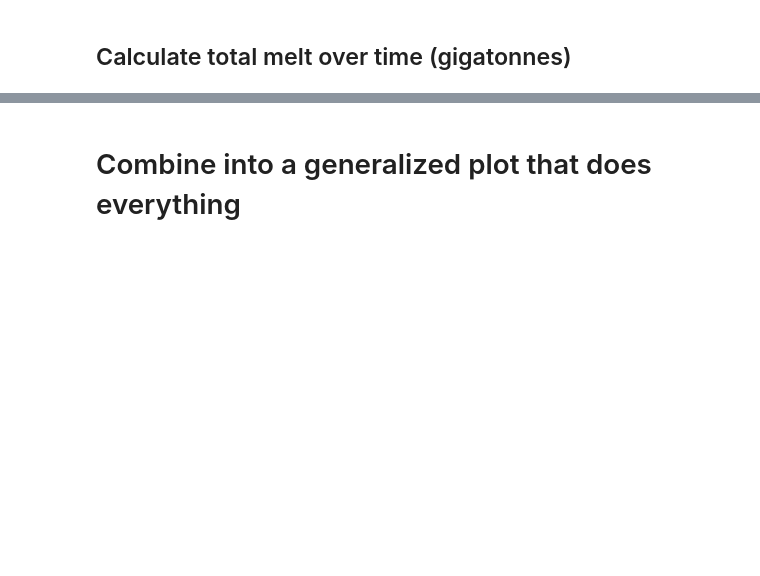
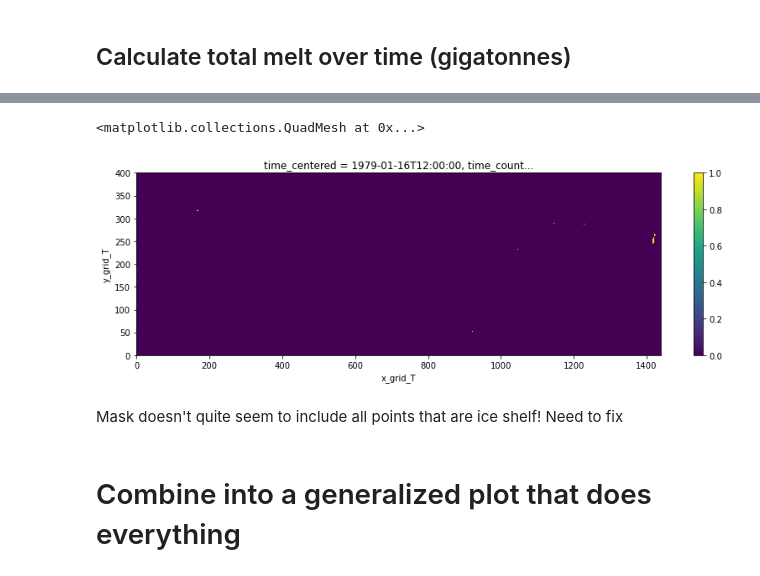
Before and after one commit to brogalla/analysis-birgal, a Jupyter notebook: nemo_config_setup/evaluation-melt-rate.ipynb, the cells around one changed output, grey strips where cells are left out. Cells and saved outputs as stored; diff of their text form; code cells hidden in the pictures; blank space fills up the shorter version.

```diff
--- a/nemo_config_setup/evaluation-melt-rate.ipynb
+++ b/nemo_config_setup/evaluation-melt-rate.ipynb
@@ -109,3 +179,10 @@ annual_melt_rate.sum(dim=['x_grid_T','y_grid_T']).plot(ylim=(2000,2400))
+# %%
+not_in_mask.plot(figsize=(14,4), ylim=(0,400))
+# %% [output]
+<matplotlib.collections.QuadMesh at 0x...>
+[figure, added]
+# %% [markdown]
+Mask doesn't quite seem to include all points that are ice shelf! Need to fix
 # %% [markdown]
 # Combine into a generalized plot that does everything
 # %%
```
Also changed, not shown: parts of 17 cells of this notebook.
